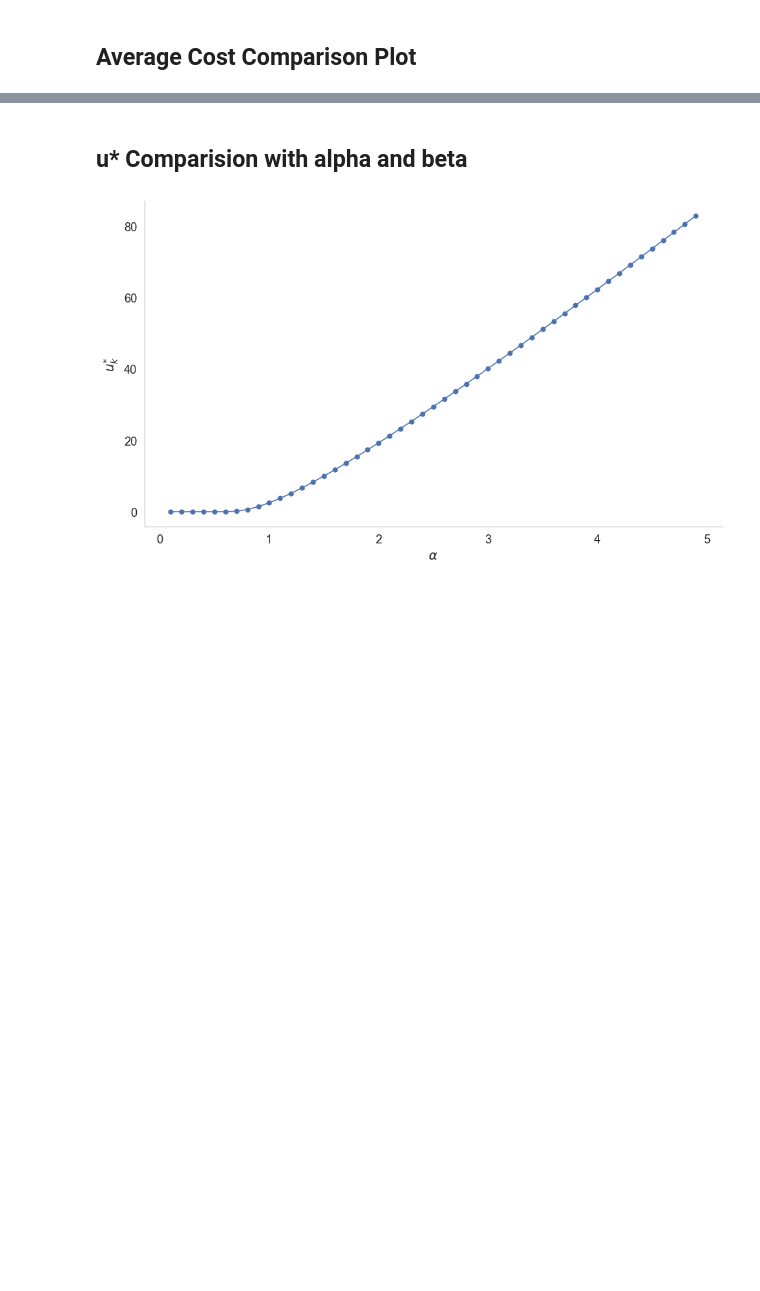
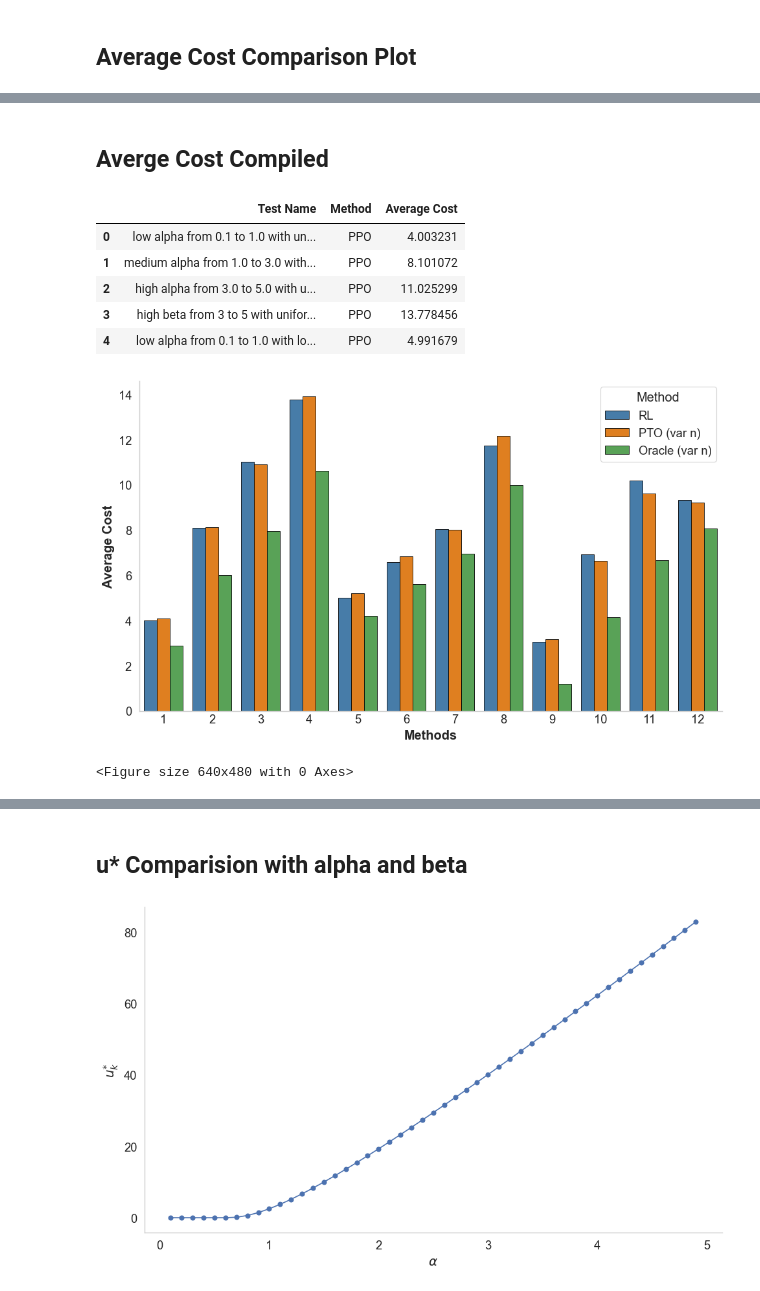
Before and after one commit to pksp99/when_to_leave, a Jupyter notebook: notebooks/test_scripts/finla_test_script.ipynb, the cells around one changed output, grey strips where cells are left out. Cells and saved outputs as stored; diff of their text form; code cells hidden in the pictures; blank space fills up the shorter version.

```diff
--- a/notebooks/test_scripts/finla_test_script.ipynb
+++ b/notebooks/test_scripts/finla_test_script.ipynb
@@ -422 +422,51 @@ Passing `palette` without assigning `hue` is deprecated and will be removed in v
 ... (16 outputs left out)
+# %% [markdown]
+## Averge Cost Compiled
+# %%
+# obersved n compiled plot
+
+# Preserve 'Test Name' so it can be used on x-axis
+cost_results_df_melted = cost_results_df.melt(
+	id_vars='Test Name',
+	var_name='Method',
+	value_name='Average Cost'
+)
+display(cost_results_df_melted.head())
+cost_results_df_melted = cost_results_df_melted[
+    cost_results_df_melted['Test Name'].str.contains('with', na=False)
+    & ~cost_results_df_melted['Method'].str.contains('fix', case=False, na=False)
+]
+sns.set_theme(style='whitegrid', context='paper', font_scale=1.5, rc={"axes.labelweight": "bold"})
+plt.figure(figsize=(10, 6))
+ax = sns.barplot(
+    data=cost_results_df_melted,
+    x='Test Name',
+    y='Average Cost',
+    hue='Method',
+    palette=color_map,
+    edgecolor='black',
+    linewidth=0.6
+)
+ax.set_ylabel('Average Cost')
+ax.set_xlabel('Methods')
+ax.set_xticklabels([i for i in range(1, 13)])
+ax.tick_params(axis='x', length=0)
+ax.yaxis.set_major_locator(MaxNLocator(integer=True))
+
+ax.grid(False)
+sns.despine()
+handles, labels = ax.get_legend_handles_labels()
+mapped_labels = [method_map.get(l, l) for l in labels]
+legend = ax.legend(handles, mapped_labels, title='Method')
+plt.tight_layout()
+plt.show()
+plt.savefig(methods.file_path('cost_comparison_compiled.png', dir_name='figures'))
+# %% [output]
+|  | Test Name | Method | Average Cost |
+| 0 | low alpha from 0.1 to 1.0 with un... | PPO | 4.003231 |
+| 1 | medium alpha from 1.0 to 3.0 with... | PPO | 8.101072 |
+| 2 | high alpha from 3.0 to 5.0 with u... | PPO | 11.025299 |
+| 3 | high beta from 3 to 5 with unifor... | PPO | 13.778456 |
+| 4 | low alpha from 0.1 to 1.0 with lo... | PPO | 4.991679 |
+[figure, added]
+<Figure size 640x480 with 0 Axes>
```
Also changed, not shown: parts of 7 cells of this notebook, 45 other files.
